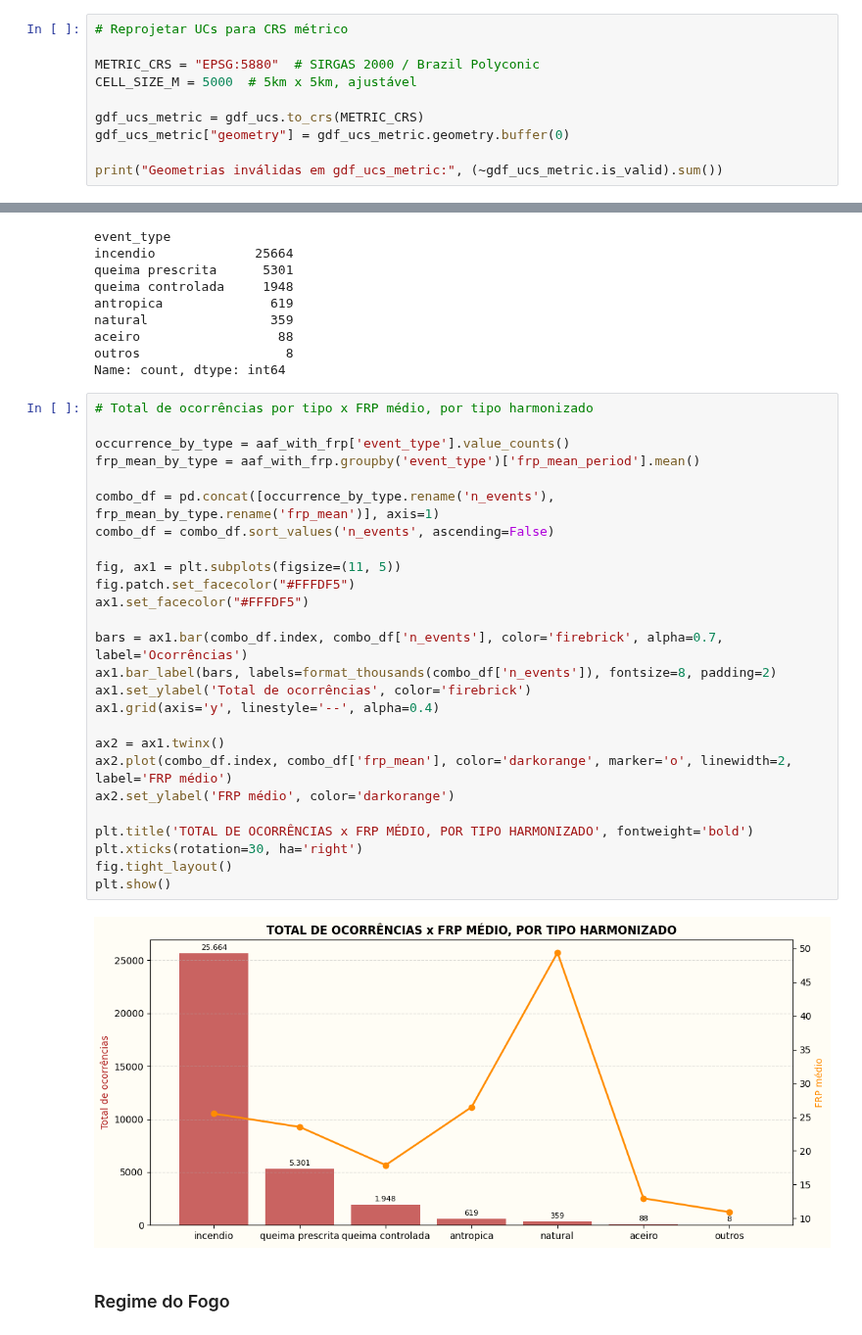
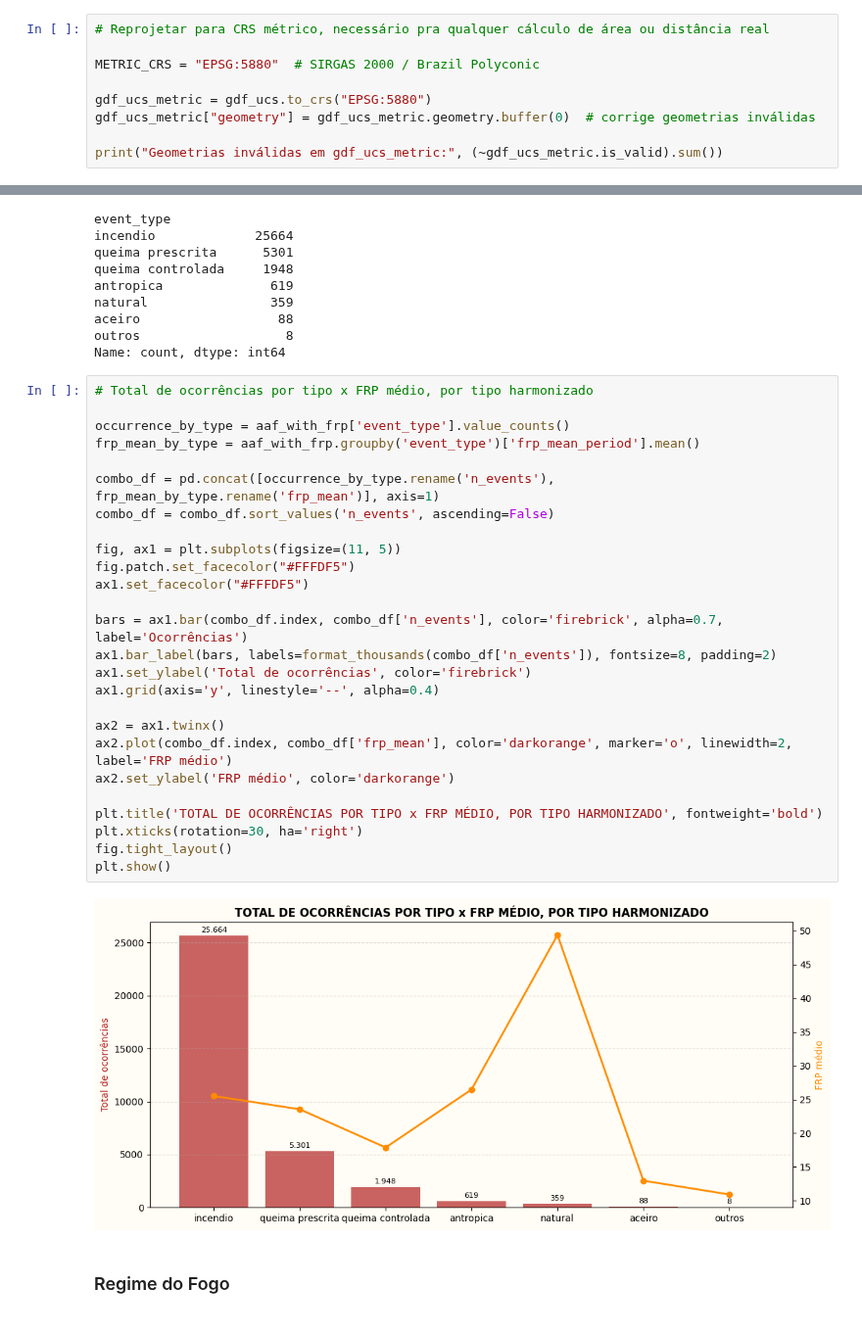
Before and after one commit to AndersonAlvesCoelho/pyroregions-classification, a Jupyter notebook: pyroregions_ucs.ipynb, the cells around one changed output, grey strips where cells are left out. Shown at 98% size. Cells and saved outputs as stored; diff of their text form.

```diff
--- a/pyroregions_ucs.ipynb
+++ b/pyroregions_ucs.ipynb
@@ -89,13 +138,12 @@ Shape: (347, 22)
 Columns: ['ogc_fid', 'id', 'nomeuc', 'cnuc', 'criacaoano', 'areahaalb', 'perimm', 'criacaoato', 'esferaadm', 'grupouc', 'biomas', 'gregional', 'fusoabrang', 'demarcacao', 'escalauc', 'bioma_pred', 'ca ...
 CRS: EPSG:4674
 # %%
-# Reprojetar UCs para CRS métrico
+# Reprojetar para CRS métrico, necessário pra qualquer cálculo de área ou distância real
 
 METRIC_CRS = "EPSG:5880"  # SIRGAS 2000 / Brazil Polyconic
-CELL_SIZE_M = 5000  # 5km x 5km, ajustável
 
-gdf_ucs_metric = gdf_ucs.to_crs(METRIC_CRS)
-gdf_ucs_metric["geometry"] = gdf_ucs_metric.geometry.buffer(0)
+gdf_ucs_metric = gdf_ucs.to_crs("EPSG:5880")
+gdf_ucs_metric["geometry"] = gdf_ucs_metric.geometry.buffer(0)  # corrige geometrias inválidas
 
 print("Geometrias inválidas em gdf_ucs_metric:", (~gdf_ucs_metric.is_valid).sum())
 # %% [output]
@@ -1064,31 +1148,31 @@ Name: count, dtype: int64
 # %%
 # Total de ocorrências por tipo x FRP médio, por tipo harmonizado
 
 occurrence_by_type = aaf_with_frp['event_type'].value_counts()
 frp_mean_by_type = aaf_with_frp.groupby('event_type')['frp_mean_period'].mean()
 
 combo_df = pd.concat([occurrence_by_type.rename('n_events'), frp_mean_by_type.rename('frp_mean')], axis=1)
 combo_df = combo_df.sort_values('n_events', ascending=False)
 
 fig, ax1 = plt.subplots(figsize=(11, 5))
 fig.patch.set_facecolor("#FFFDF5")
 ax1.set_facecolor("#FFFDF5")
 
 bars = ax1.bar(combo_df.index, combo_df['n_events'], color='firebrick', alpha=0.7, label='Ocorrências')
 ax1.bar_label(bars, labels=format_thousands(combo_df['n_events']), fontsize=8, padding=2)
 ax1.set_ylabel('Total de ocorrências', color='firebrick')
 ax1.grid(axis='y', linestyle='--', alpha=0.4)
 
 ax2 = ax1.twinx()
 ax2.plot(combo_df.index, combo_df['frp_mean'], color='darkorange', marker='o', linewidth=2, label='FRP médio')
 ax2.set_ylabel('FRP médio', color='darkorange')
 
-plt.title('TOTAL DE OCORRÊNCIAS x FRP MÉDIO, POR TIPO HARMONIZADO', fontweight='bold')
+plt.title('TOTAL DE OCORRÊNCIAS POR TIPO x FRP MÉDIO, POR TIPO HARMONIZADO', fontweight='bold')
 plt.xticks(rotation=30, ha='right')
 fig.tight_layout()
 plt.show()
 # %% [output]
-[figure, old version]
+[figure, new version]
 # %% [markdown]
 ### Regime do Fogo
 # %%
```
Also changed, not shown: parts of 37 cells of this notebook, 2 other files.
